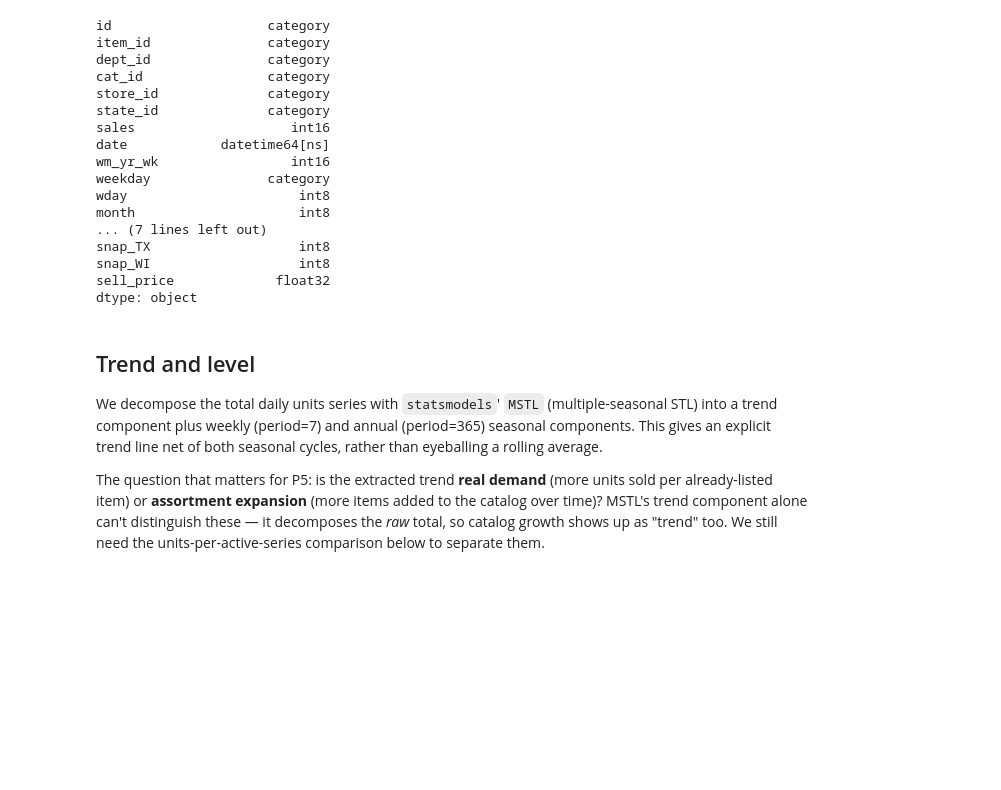
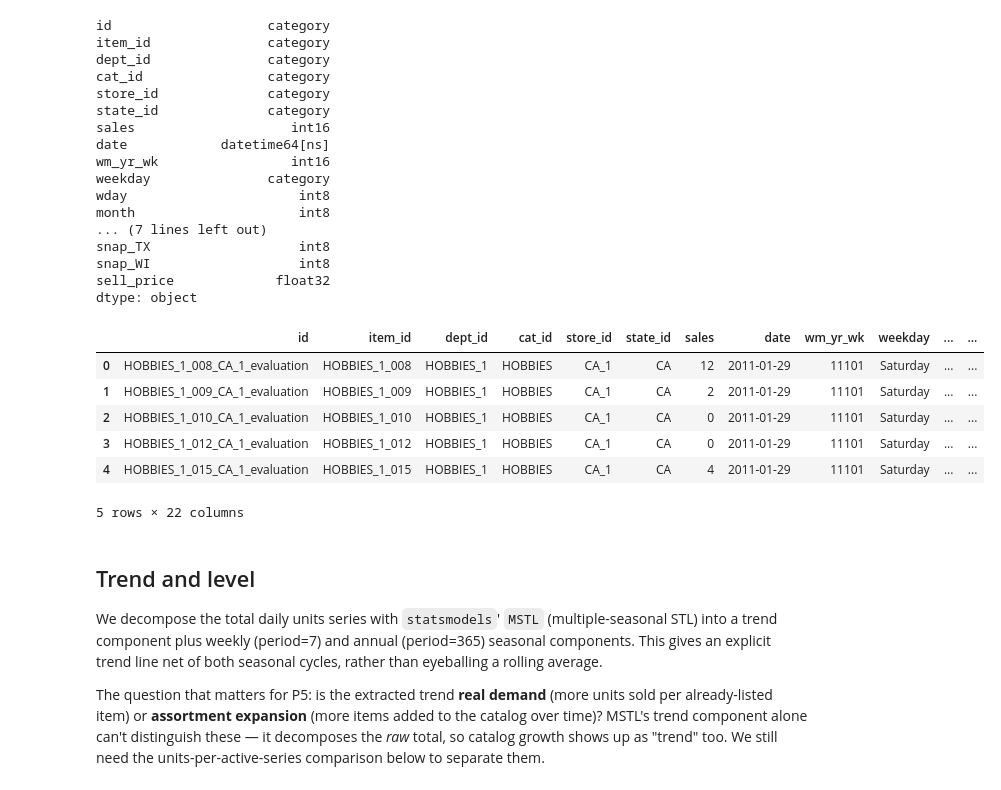
Before and after one commit to traha-89/M5_Forecasting_Accuracy, a Jupyter notebook: notebooks/02_eda.ipynb, the cells around one changed output. Saved outputs shown, nothing was run; the diff lists cells and outputs as text; code cells hidden in the pictures; blank space fills up the shorter version.

```diff
--- a/notebooks/02_eda.ipynb
+++ b/notebooks/02_eda.ipynb
@@ -72,6 +74,16 @@ snap_TX                   int8
 snap_WI                   int8
 sell_price             float32
 dtype: object
+# %%
+sales_long.head()
+# %% [output]
+|  | id | item_id | dept_id | cat_id | store_id | state_id | sales | date | wm_yr_wk | weekday | ... | ... |
+| 0 | HOBBIES_1_008_CA_1_evaluation | HOBBIES_1_008 | HOBBIES_1 | HOBBIES | CA_1 | CA | 12 | 2011-01-29 | 11101 | Saturday | ... | ... |
+| 1 | HOBBIES_1_009_CA_1_evaluation | HOBBIES_1_009 | HOBBIES_1 | HOBBIES | CA_1 | CA | 2 | 2011-01-29 | 11101 | Saturday | ... | ... |
+| 2 | HOBBIES_1_010_CA_1_evaluation | HOBBIES_1_010 | HOBBIES_1 | HOBBIES | CA_1 | CA | 0 | 2011-01-29 | 11101 | Saturday | ... | ... |
+| 3 | HOBBIES_1_012_CA_1_evaluation | HOBBIES_1_012 | HOBBIES_1 | HOBBIES | CA_1 | CA | 0 | 2011-01-29 | 11101 | Saturday | ... | ... |
+| 4 | HOBBIES_1_015_CA_1_evaluation | HOBBIES_1_015 | HOBBIES_1 | HOBBIES | CA_1 | CA | 4 | 2011-01-29 | 11101 | Saturday | ... | ... |
+5 rows × 22 columns
 # %% [markdown]
 ## Trend and level
 
```
Also changed, not shown: parts of 51 cells of this notebook, 3 other files.
